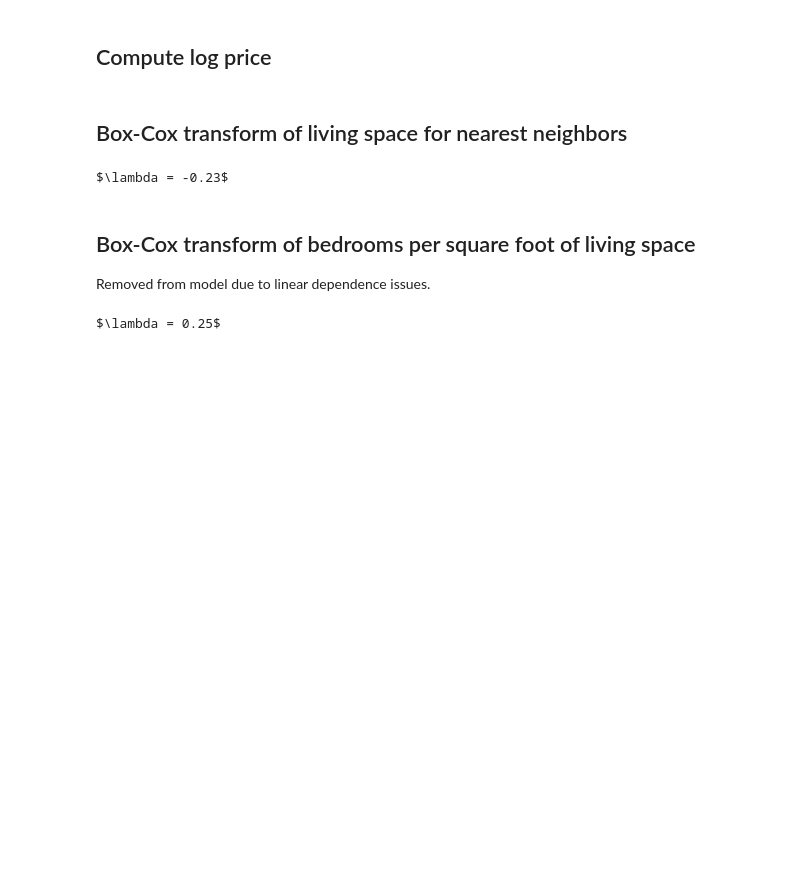
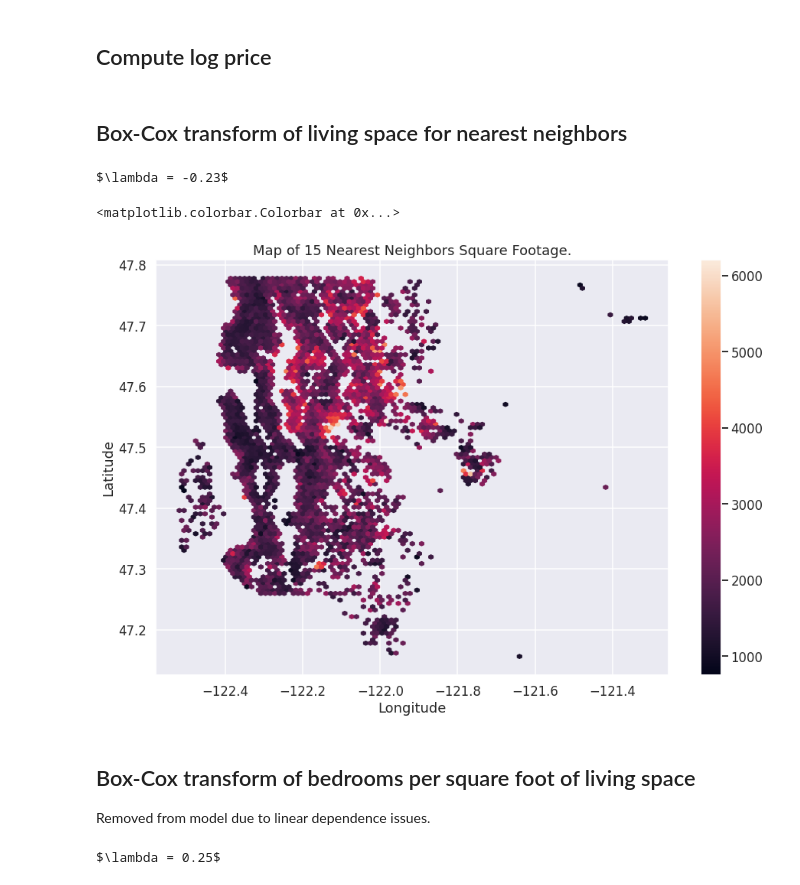
Before and after one commit to sethchart/Housing_Analysis, a Jupyter notebook: notebooks/PricingModel.ipynb, the cells around one changed output. Drawn from its saved outputs; the diff is of its cells as text; code cells hidden in the pictures; blank space fills up the shorter version.

```diff
--- a/notebooks/PricingModel.ipynb
+++ b/notebooks/PricingModel.ipynb
@@ -25,3 +27,13 @@ bc_living15, bc_living15_lambda = stats.boxcox(df['sqft_living15'])
 print(f'$\lambda = {round(bc_living15_lambda,2)}$')
 # %% [output]
 $\lambda = -0.23$
+# %%
+fig = plt.figure(figsize=(15,10))
+plt.hexbin(x=df['long'], y=df['lat'], C=df['sqft_living15'])
+plt.xlabel('Longitude')
+plt.ylabel('Latitude')
+plt.title('Map of 15 Nearest Neighbors Square Footage.')
+plt.colorbar()
+# %% [output]
+<matplotlib.colorbar.Colorbar at 0x...>
+[figure, added]
```
Also changed, not shown: parts of 2 cells of this notebook, 2 other files.
